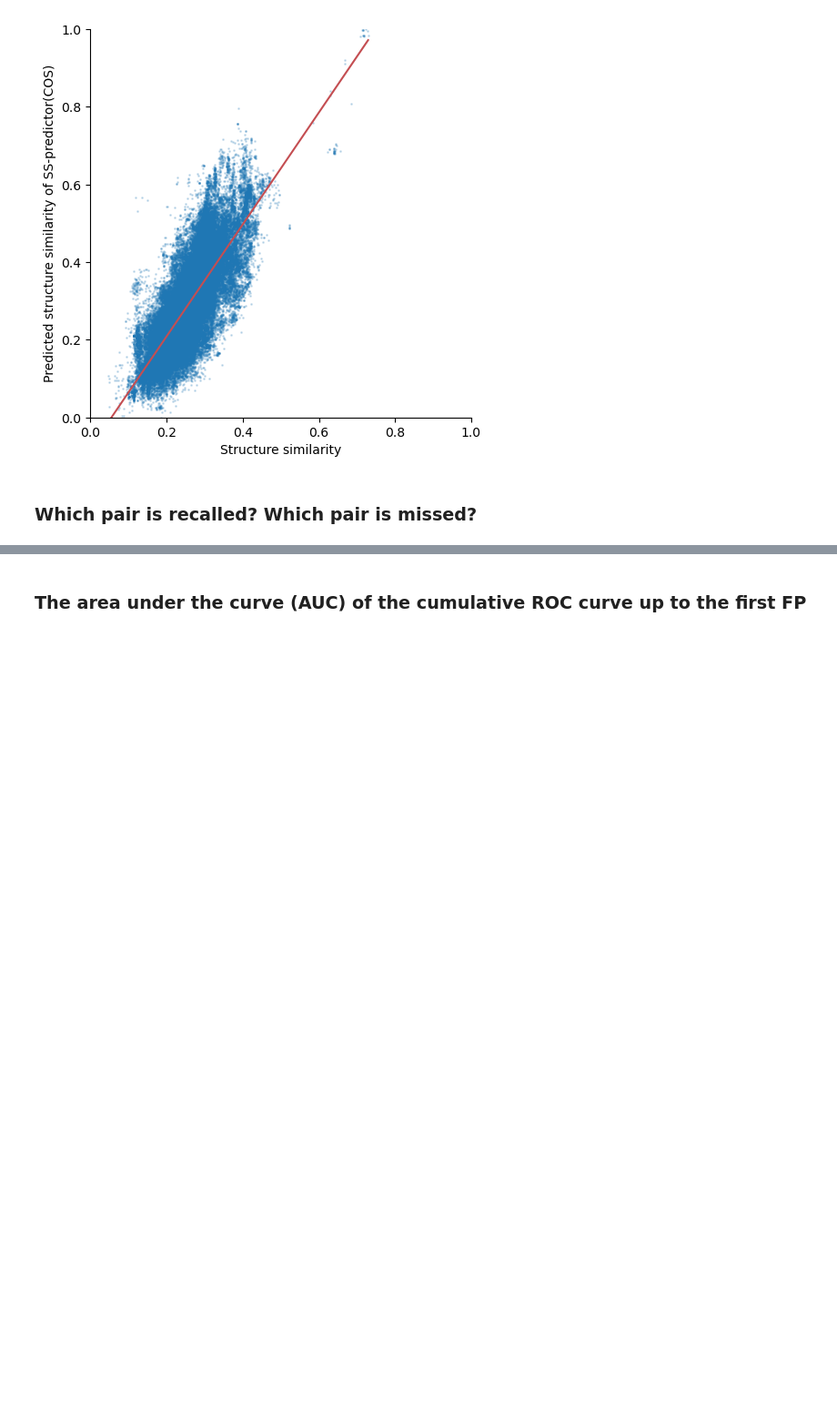
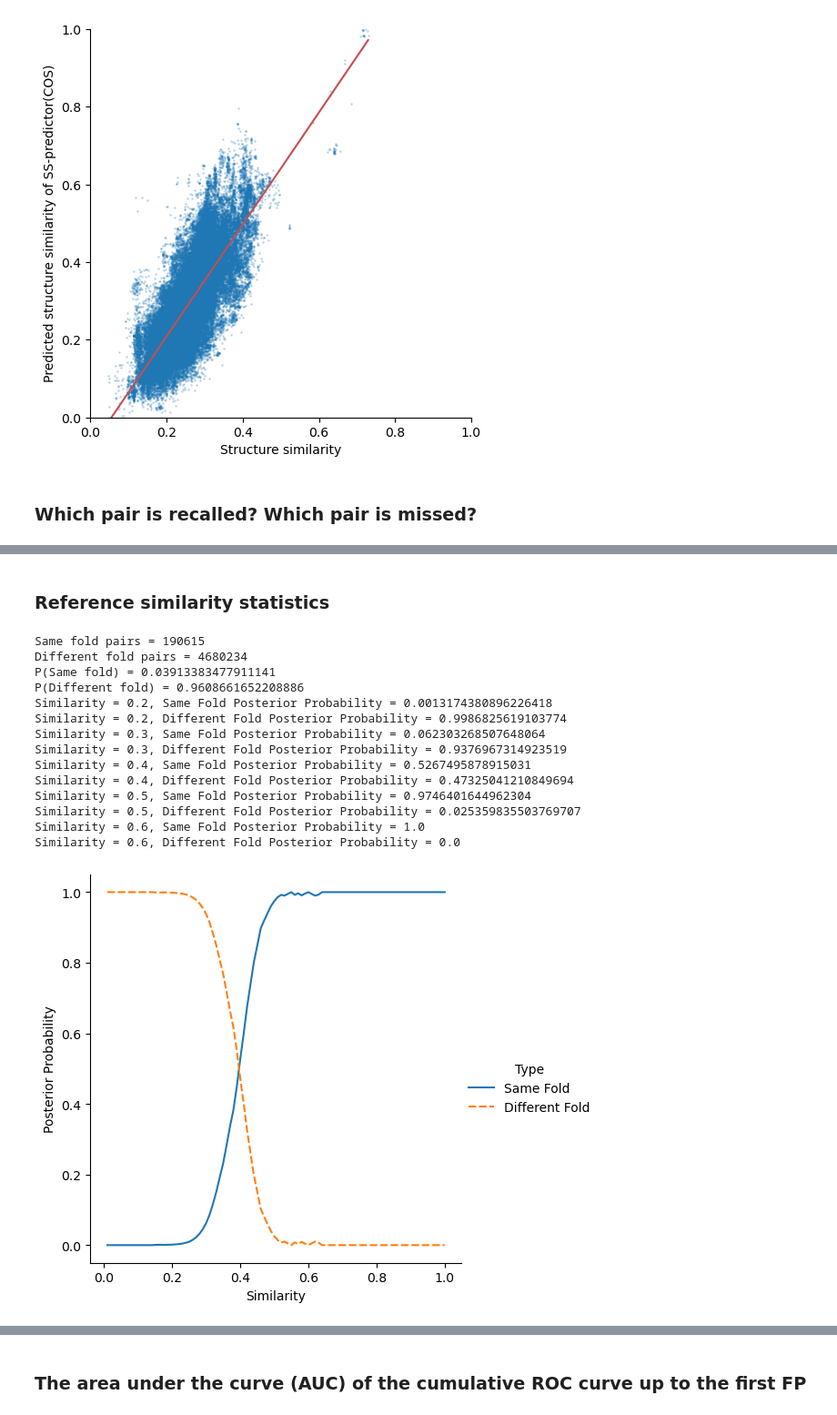
Before and after one commit to maovshao/PLMSearch, a Jupyter notebook: main.ipynb, the cells around one changed output, grey strips where cells are left out. Shown at 91% size. Drawn from its saved outputs; the diff is of its cells as text; code cells hidden in the pictures; blank space fills up the shorter version.

Commit message:
Add reference similarity statistics

```diff
--- a/main.ipynb
+++ b/main.ipynb
@@ -463,3 +463,35 @@ st1_num=114/2717
 st1_rate=0.04195804195804196
 ---------------------------------------------
 ... (4 outputs left out)
+# %% [markdown]
+### Reference similarity statistics
+# %%
+"""
+Created on 2021/12/28
+@author liuwei
+"""
+import sys
+sys.path.append("./ss_filter/")
+from ss_filter.ss_filter_util.statistics_util import scope_similarity_statistics
+
+# Scope_similarity_statistics
+similarity_file = "./ss_filter_data/scope_test/prefilter_result/ss_sort_cos"
+fold_file = "./ss_filter_data/scope_test/scop_lookup.tsv"
+plot_name = "./scientist_figures/scope_similarity_statistics"
+scope_similarity_statistics(similarity_file, fold_file, plot_name)
+# %% [output]
+Same fold pairs = 190615
+Different fold pairs = 4680234
+P(Same fold) = 0.03913383477911141
+P(Different fold) = 0.9608661652208886
+Similarity = 0.2, Same Fold Posterior Probability = 0.0013174380896226418
+Similarity = 0.2, Different Fold Posterior Probability = 0.9986825619103774
+Similarity = 0.3, Same Fold Posterior Probability = 0.062303268507648064
+Similarity = 0.3, Different Fold Posterior Probability = 0.9376967314923519
+Similarity = 0.4, Same Fold Posterior Probability = 0.5267495878915031
+Similarity = 0.4, Different Fold Posterior Probability = 0.47325041210849694
+Similarity = 0.5, Same Fold Posterior Probability = 0.9746401644962304
+Similarity = 0.5, Different Fold Posterior Probability = 0.025359835503769707
+Similarity = 0.6, Same Fold Posterior Probability = 1.0
+Similarity = 0.6, Different Fold Posterior Probability = 0.0
+[figure, added]
```
Also changed, not shown: parts of 11 cells of this notebook, 10 other files.
